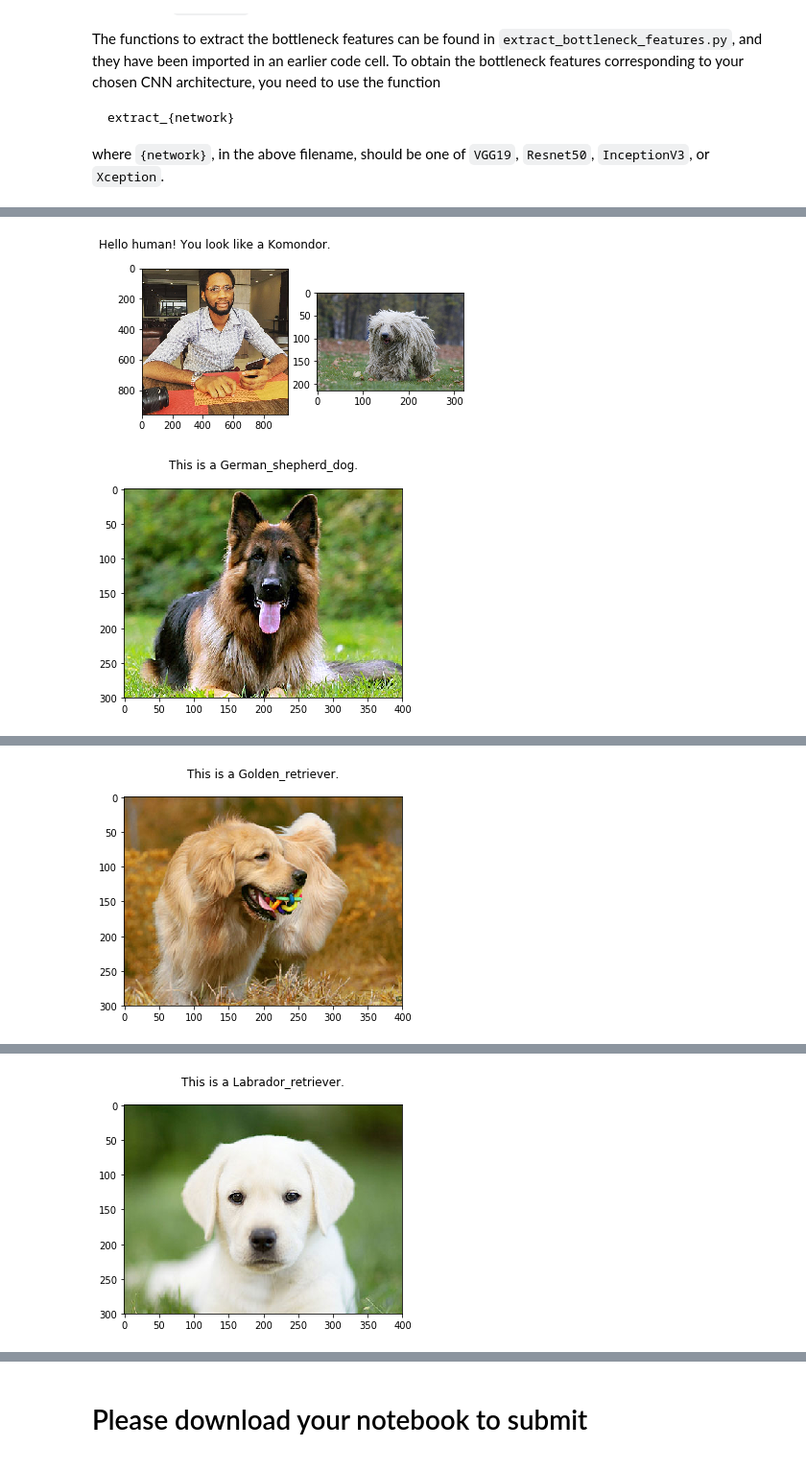
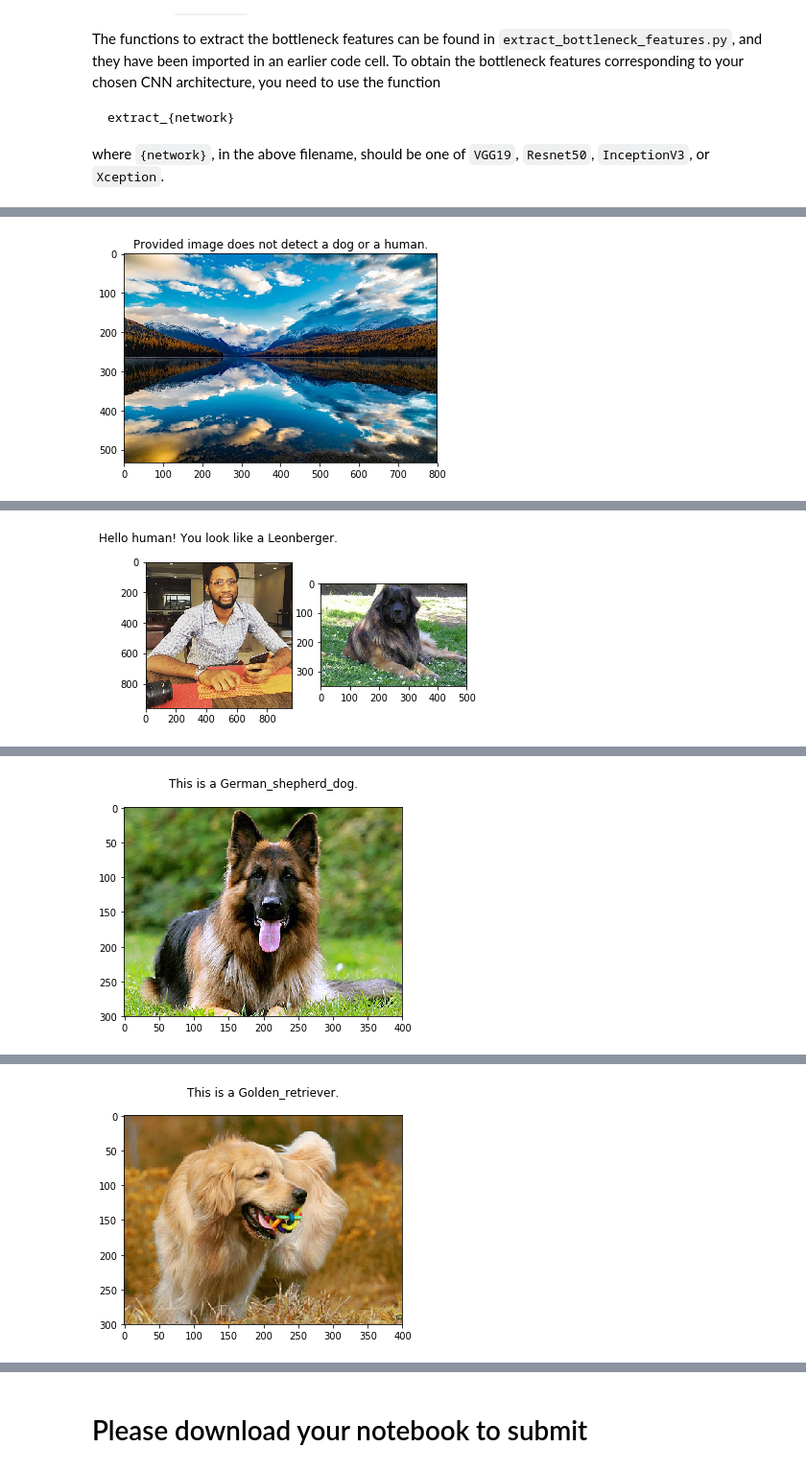
Before and after one commit to osaetinevbuoma/dog-breed-project, a Jupyter notebook: dog_app.ipynb, the cells around one changed output, grey strips where cells are left out. Shown at 96% size. Drawn from its saved outputs; the diff is of its cells as text; code cells hidden in the pictures.

```diff
--- a/dog_app.ipynb
+++ b/dog_app.ipynb
@@ -849,0 +915,30 @@ def detect_breed(img_path, InceptionV3_model):
+# %%
+def detect_breed(img_path, inceptionV3):
+    """
+    Detect dog breed.
+    If img_path is a dog, detect it's breed
+    If it is a human, detect breed of dog human resembles
+
+    img_path: path to the source image
+    inception_v3: an inception_v3 object
+    """
+
+    start_time = datetime.now()
+
+    # Make prediction
+    dog_breed = InceptionV3_predict_breed(img_path)
+    breed_img_path = "/data/dog_images/train/{}/".format(dog_breed[3:])
+    dog_breed = dog_breed[7:]
+
+    # Determine if img_path has a dog
+    if dog_detector(img_path, inceptionV3) == True:
+        show_image(img_path, "This is a {}.\n".format(dog_breed))
+    elif face_detector(img_path) == True:
+        show_image(img_path, "Hello human! You look like a {}.\n".format(dog_breed), True, breed_img_path)
+    else:
+        show_image(img_path, "Provided image does not detect a dog or a human.")
+
+    end_time = datetime.now()
+
+    print('It took {} seconds to predict, detect and display image.\n'.format((end_time - start_time)
+                                                                              .total_seconds()))
@@ -865,13 +1000,9 @@ __Answer:__
 ## TODO: Execute your algorithm from Step 6 on
 ## at least 6 images on your computer.
 ## Feel free to use as many code cells as needed.
-from keras.applications.inception_v3 import InceptionV3
 from glob import glob
 
-# imgs = ["breed_testing_images/chris_1.jpeg", "breed_testing_images/chris_2.jpeg"]
-InceptionV3_model = InceptionV3(weights = "imagenet")
-
-for img_path in sorted(glob("breed_testing_images/**")):
-# for img_path in imgs:
-    detect_breed(img_path, InceptionV3_model)
+for img_path in np.array(sorted(glob("breed_testing_images/images/**"))):
+    detect_breed(img_path, inceptionV3)
 # %% [output]
+[figure, new version]
@@ -879,2 +1010 @@ Provided image does not detect a dog or a human.
-[figure, old version]
-[figure, old version]
+[figure, new version]
@@ -881 +1012 @@ Provided image does not detect a dog or a human.
-[figure, old version]
+[figure, new version]
@@ -882 +1014 @@ Provided image does not detect a dog or a human.
-[figure, old version]
+[figure, new version]
```
Also changed, not shown: parts of 28 cells of this notebook, 3 other files.
